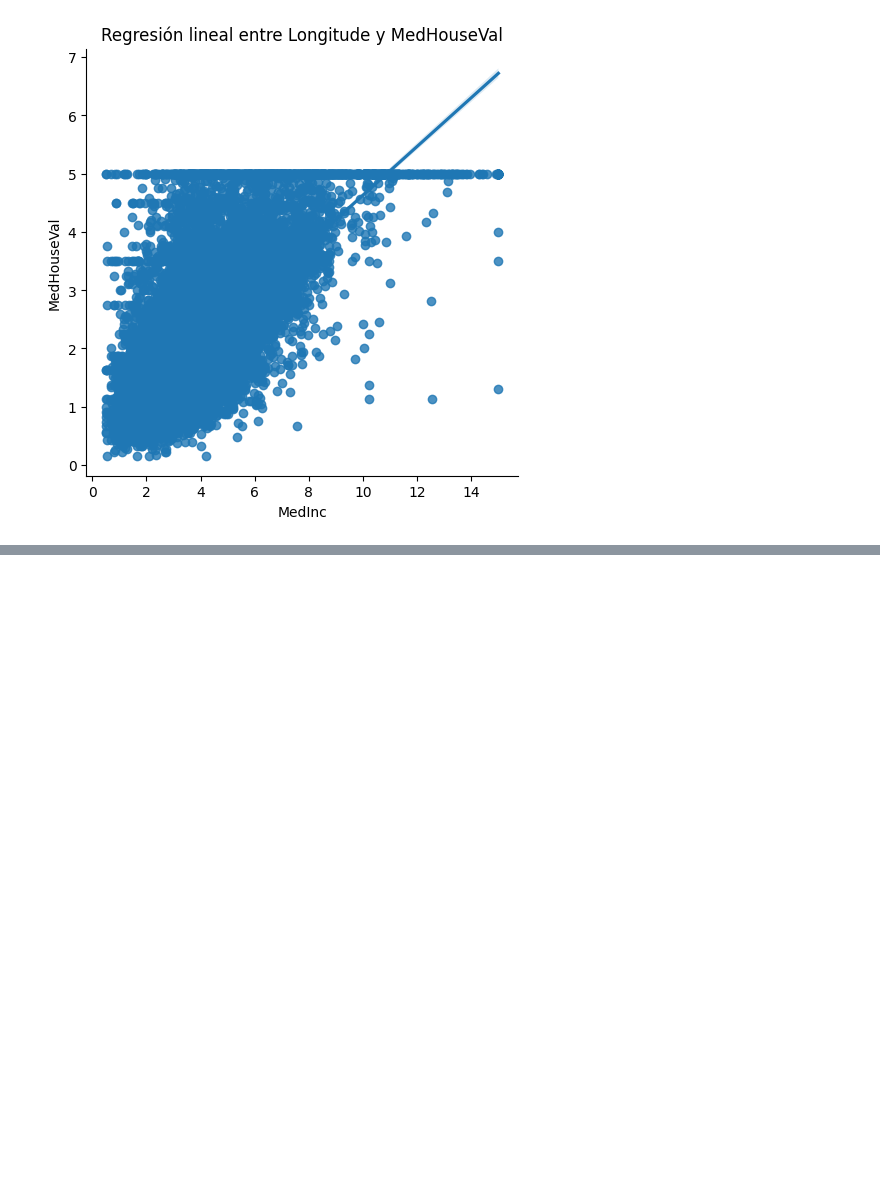
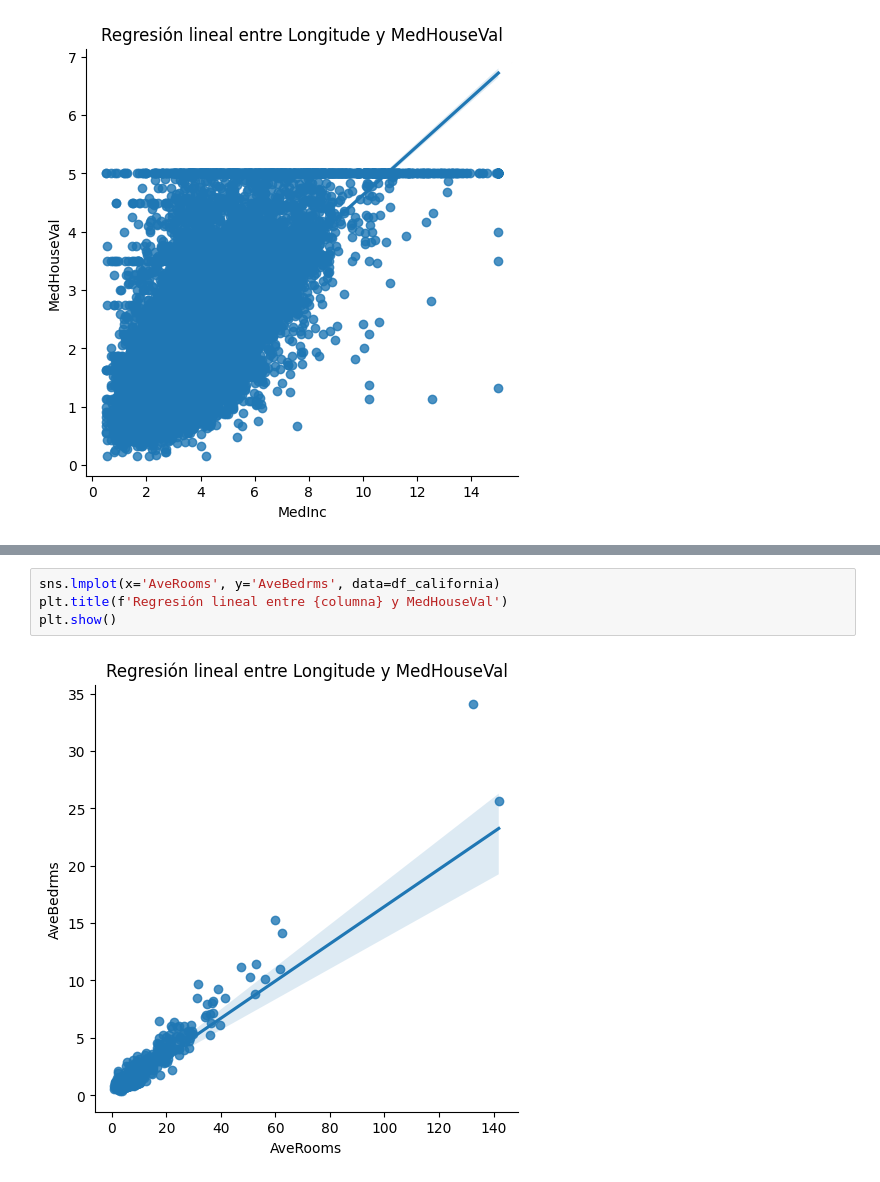
Before and after one commit to ctalamilla/tp2-introIA-CEIA, a Jupyter notebook: CEIA_IIA_TP2.ipynb, the cells around one changed output, grey strips where cells are left out. Drawn from its saved outputs; the diff is of its cells as text; blank space fills up the shorter version.

```diff
--- a/CEIA_IIA_TP2.ipynb
+++ b/CEIA_IIA_TP2.ipynb
@@ -303,0 +329,6 @@ plt.show()
+# %%
+sns.lmplot(x='AveRooms', y='AveBedrms', data=df_california)
+plt.title(f'Regresión lineal entre {columna} y MedHouseVal')
+plt.show()
+# %% [output]
+[figure, added]
```
Also changed, not shown: parts of 19 cells of this notebook.
